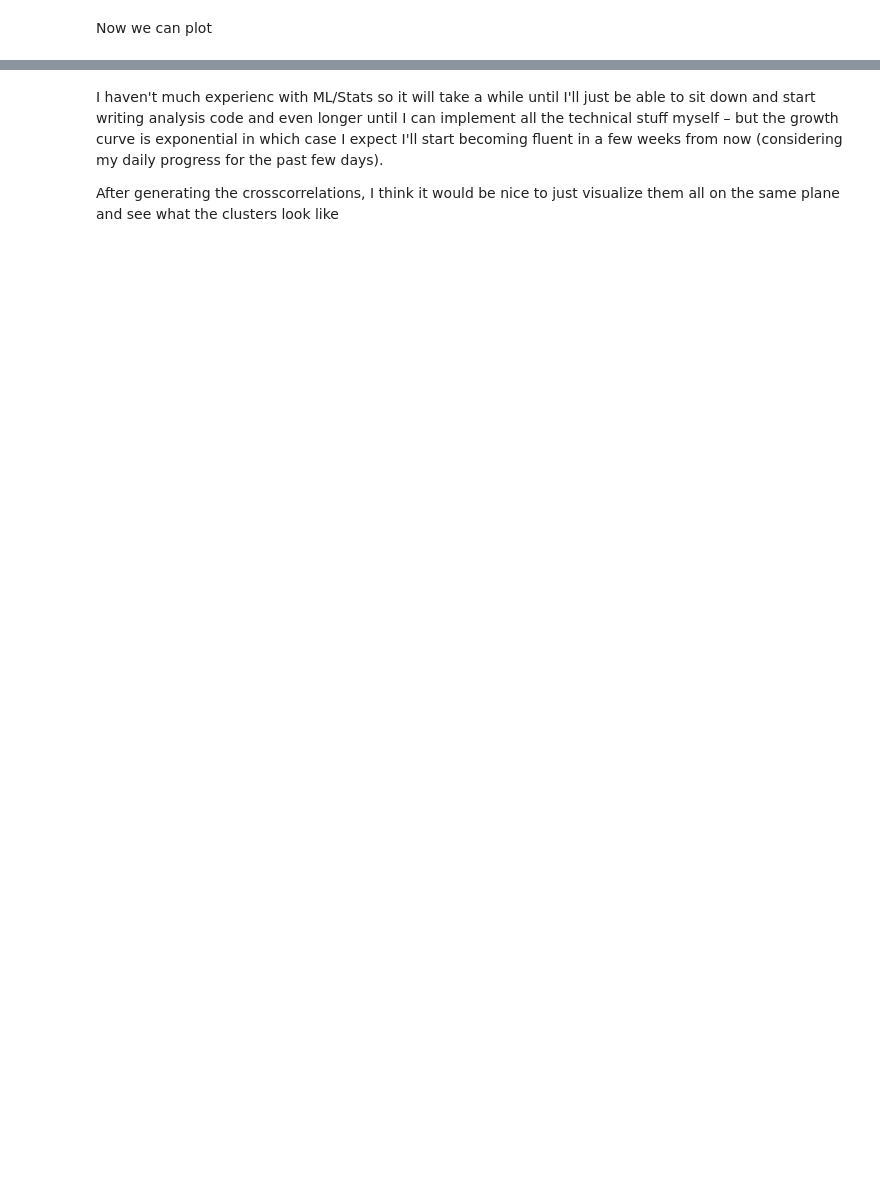
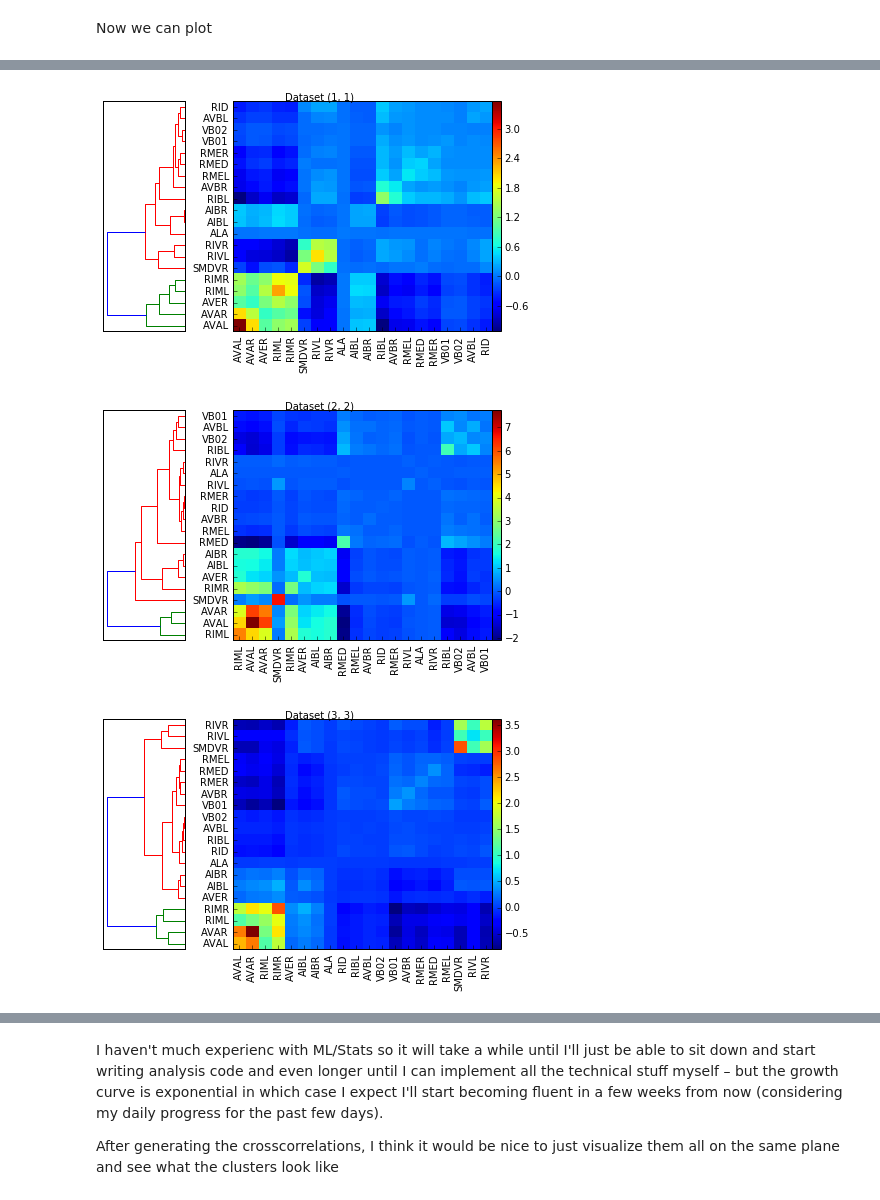
Before and after one commit to openworm/neuronal-analysis, a Jupyter notebook: laboratory/Katodata.ipynb, the cells around one changed output, grey strips where cells are left out. Drawn from its saved outputs; the diff is of its cells as text; code cells hidden in the pictures; blank space fills up the shorter version.

```diff
--- a/laboratory/Katodata.ipynb
+++ b/laboratory/Katodata.ipynb
@@ -119,0 +22,59 @@ plt.xlabel('Neurons in dataset B')
+# %%
+
+# Recalculating everything again is messy, I know. I'll change it
+cross_correlations = derivs.cross_correlations(global_ns=True)
+groupings = derivs.neuron_pairings
+# %%
+linkages = {}
+indexes = {}
+for i in groupings:
+    D = cross_correlations[i]
+    Y = sch.linkage(D, method='centroid')
+    linkages[i] = Y
+    indexes[i] = sch.leaves_list(Y)
+# %%
+%matplotlib inline
+import os
+if not os.path.exists('./Dendrogram'):
+    os.mkdir('./Dendrogram')
+
+for i in [(n,n) for n in range(5)]: #in [(j,j) for j in xrange(5)]:
+    D=cross_correlations[i]
+
+    # Compute and plot dendrogram.
+    fig = plt.figure()
+    fig.suptitle('Dataset {0}'.format(i))
+
+    axdendro = fig.add_axes([0.00,0.15,0.19,0.8])
+    Y = sch.linkage(D, method='centroid')
+    Z = sch.dendrogram(Y, orientation='right', labels = derivs.global_neurons)
+
+    # Plot distance matrix.
+    axmatrix = fig.add_axes([0.3,0.15,0.6,0.8])
+    index = Z['leaves']
+    D = D[index][:,index]
+    im = axmatrix.matshow(D, aspect='auto', origin='lower')
+    axdendro.set_yticks([])
+    axdendro.set_xticks([])
+
+    # Plot colorbar.
+    axcolor = fig.add_axes([0.9,0.15,0.02,0.8])
+    pylab.colorbar(im, cax=axcolor)
+
+    ticks = np.array(derivs.global_neurons)[index]
+    xticks = np.arange(0,len(ticks))
+    yticks = np.arange(0,len(ticks))
+
+    axmatrix.set_yticks(yticks, minor=False)
+    axmatrix.set_yticklabels(ticks, minor=False)
+    axmatrix.yaxis.set_ticks_position('left')
+
+
+
+    axmatrix.set_xticks(xticks, minor=False)
+    axmatrix.set_xticklabels(ticks, minor=False, rotation='vertical')
+    axmatrix.xaxis.set_ticks_position('bottom')
+
+    # Display and save figure.
+    fig.savefig('Dendrogram/dendrogram-{0}.png'.format(i))
+# %% [output]
@@ -119,0 +82,3 @@ plt.xlabel('Neurons in dataset B')
+[figure, added]
+[figure, added]
+[figure, added]
```
Also changed, not shown: parts of 16 cells of this notebook, 30 other files.
